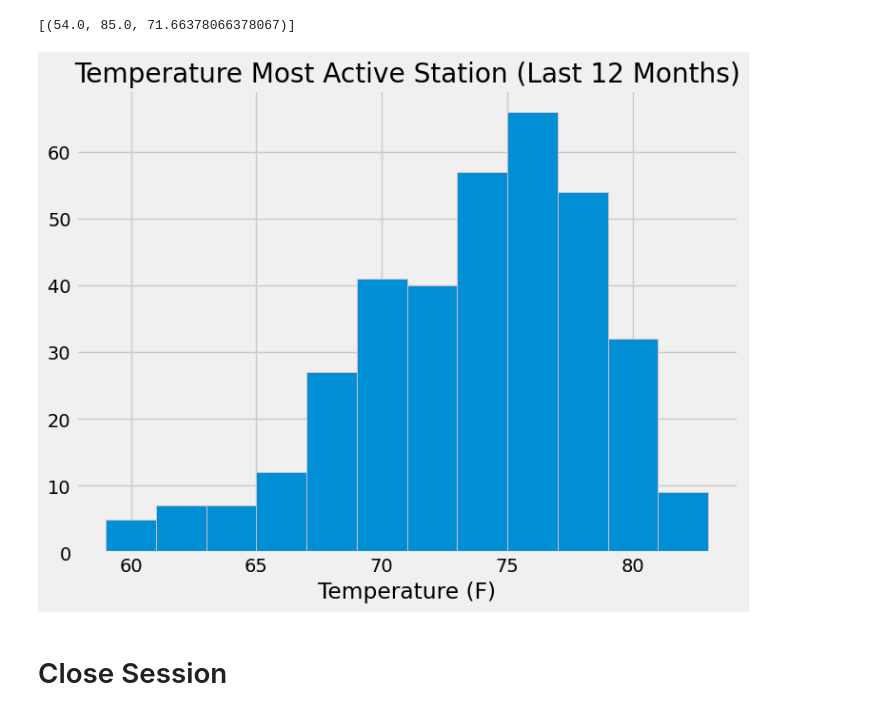
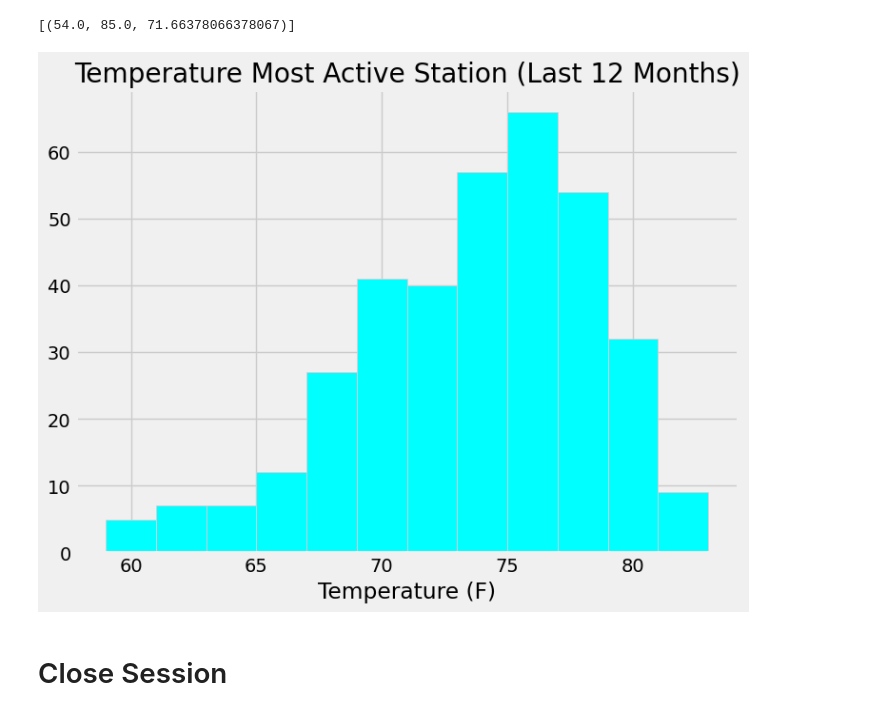
Before and after one commit to LittleAnimal667/sqlalchemy-challenge, a Jupyter notebook: SurfsUp/climate_starter.ipynb, the cells around one changed output. Drawn from its saved outputs; the diff is of its cells as text; code cells hidden in the pictures.

```diff
--- a/SurfsUp/climate_starter.ipynb
+++ b/SurfsUp/climate_starter.ipynb
@@ -135,22 +135,22 @@ temps_stats
 # %%
 # Using the most active station id
 # Query the last 12 months of temperature observation data for this station and plot the results as a histogram
 active_last_date = session.query(func.max(Measurement.date)).filter(Measurement.station == 'USC00519281').scalar()
 # active_last_date
 last_year = dt.date(2017, 8, 18) - dt.timedelta(days=365)
 # last_year
 one_year_active = session.query(Measurement.tobs).filter(Measurement.station == 'USC00519281').\
     filter(Measurement.date >= last_year).all()
 
 df = pd.DataFrame(one_year_active, columns=['tobs'])
 
 plt.figure(figsize=(8, 6))
-plt.hist(df['tobs'], bins=12, edgecolor='pink')
+plt.hist(df['tobs'], bins=12, edgecolor='pink', color='cyan')
 plt.title(f'Temperature Most Active Station (Last 12 Months)')
 plt.xlabel('Temperature (F)')
 plt.show()
 # %% [output]
-[figure, old version]
+[figure, new version]
 # %% [markdown]
 # Close Session
 # %%
```
Also changed, not shown: parts of 1 cell of this notebook, 1 other file.
